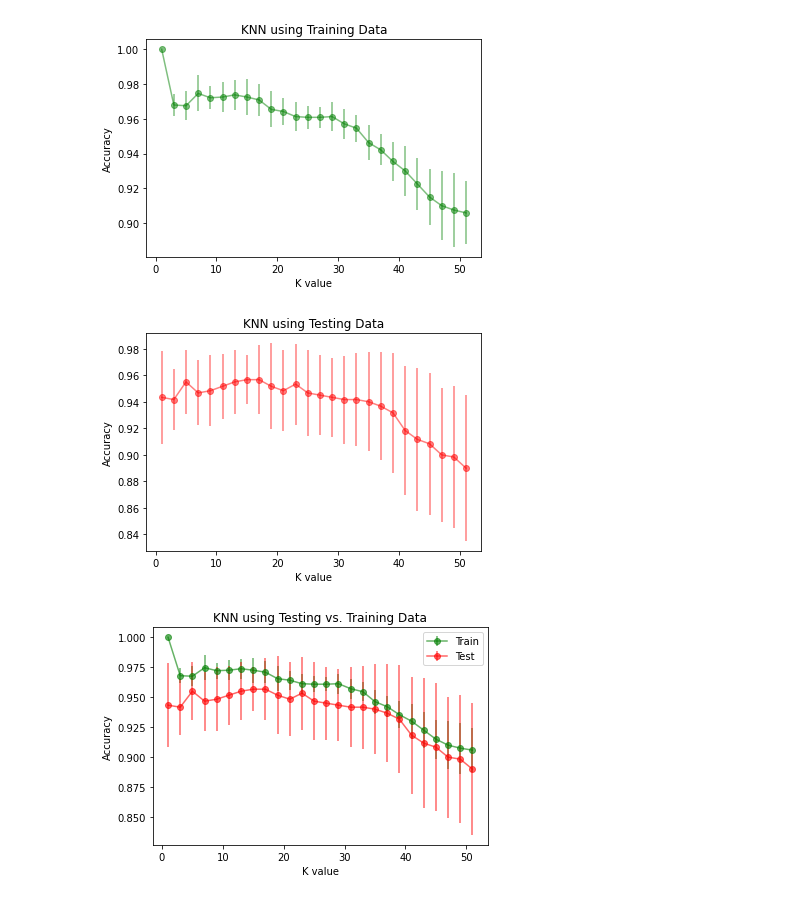
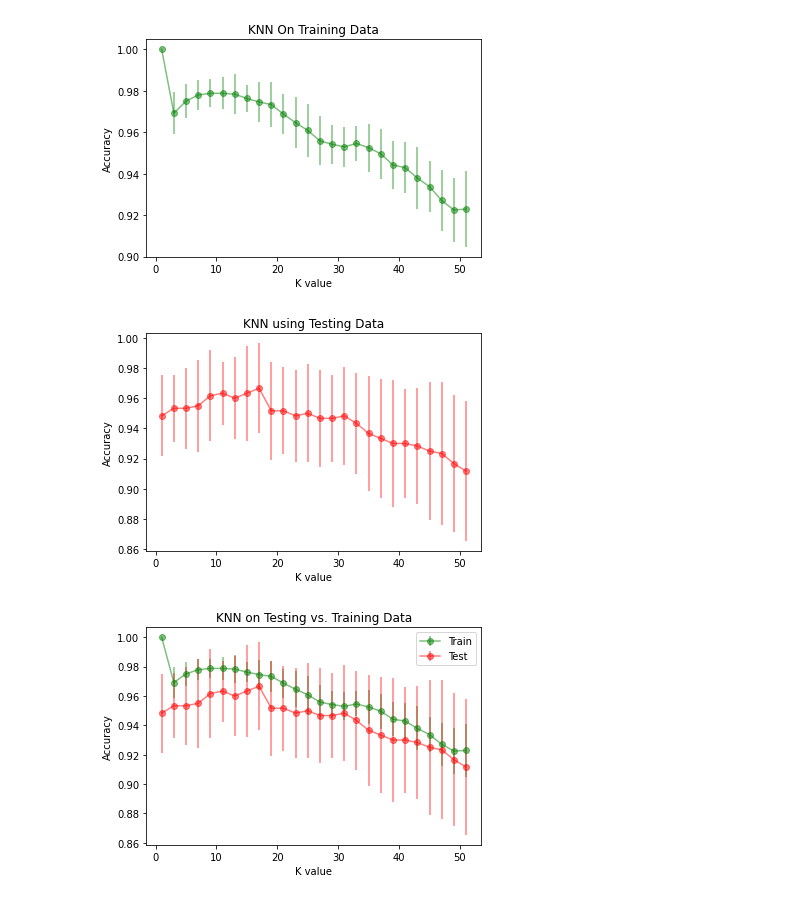
Before and after one commit to rupin27/Plant-Identification-ML, a Jupyter notebook: knn_alg.ipynb, the cells around one changed output. Saved outputs shown, nothing was run; the diff lists cells and outputs as text; code cells hidden in the pictures.

Commit message:
Data Analysis

```diff
--- a/knn_alg.ipynb
+++ b/knn_alg.ipynb
@@ -132,8 +132,8 @@ def accuracyTrainData(k, randNum, data):
     # split the dataset
     trainknn, testknn = split(data, randNum)
     #normalize the dataset (comment out for Q1.6 to test on unnormalized data)
-    normedtrain, normedtest = normflow(trainknn, testknn)
-    # normedtrain, normedtest = trainknn, testknn
+    # normedtrain, normedtest = normflow(trainknn, testknn)
+    normedtrain, normedtest = trainknn, testknn
     # predict labels for the training set using the knn function with k nearest neighbors
     predictedLables, correctLables = knn(k, normedtrain, normedtrain)
     calcAccuracy = accuracy(predictedLables, correctLables)
@@ -145,8 +145,8 @@ def accuracyTestData(k, randNum, data):
     # split the dataset
     trainknn, testknn = split(data, randNum)
     #normalize the dataset (comment out for Q1.6 to test on unnormalized data)
-    normedtrain, normedtest = normflow(trainknn, testknn)
-    # normedtrain, normedtest = trainknn, testknn
+    # normedtrain, normedtest = normflow(trainknn, testknn)
+    normedtrain, normedtest = trainknn, testknn
     # predict labels for the testing set using the knn function with k nearest neighbors
     predictedLables, correctLables = knn(k, normedtrain, normedtest)
     calcAccuracy = accuracy(predictedLables, correctLables)
@@ -222,31 +222,31 @@ stdValsTest = kValsTest.std(axis = 1)
 # %%
 # Q1.1
 plt.errorbar(k, accValsTrain, yerr = stdValsTrain, fmt = "-o", color = 'green', alpha = 0.5)
+plt.title("KNN On Training Data")
 plt.xlabel("K value")
 plt.ylabel("Accuracy")
-plt.title("KNN using Training Data")
 plt.show()
 # %% [output]
-[figure, old version]
+[figure, new version]
 # %%
 # Q1.2
 plt.errorbar(k, accValsTest, yerr = stdValsTest, fmt = "-o", color = 'red', alpha = 0.5)
+plt.title("KNN using Testing Data")
 plt.xlabel("K value")
 plt.ylabel("Accuracy")
-plt.title("KNN using Testing Data")
 plt.show()
 # %% [output]
-[figure, old version]
+[figure, new version]
 # %%
-plt.errorbar(k, accValsTrain, yerr = stdValsTrain, fmt = "-o", color = 'green', alpha = 0.6, label= "Train")
-plt.errorbar(k, accValsTest, yerr = stdValsTest, fmt = "-o", color = 'red', alpha = 0.6, label= "Test")
+plt.errorbar(k, accValsTrain, yerr = stdValsTrain, fmt = "-o", color = 'green', alpha = 0.5, label= "Train")
+plt.errorbar(k, accValsTest, yerr = stdValsTest, fmt = "-o", color = 'red', alpha = 0.5, label= "Test")
 plt.legend()
+plt.title("KNN on Testing vs. Training Data")
 plt.xlabel("K value")
 plt.ylabel("Accuracy")
-plt.title("KNN using Testing vs. Training Data")
 plt.show()
 # %% [output]
-[figure, old version]
+[figure, new version]
 # %%
 # WITH NORMALIZATION:
 
```
Also changed, not shown: 17 other files.
